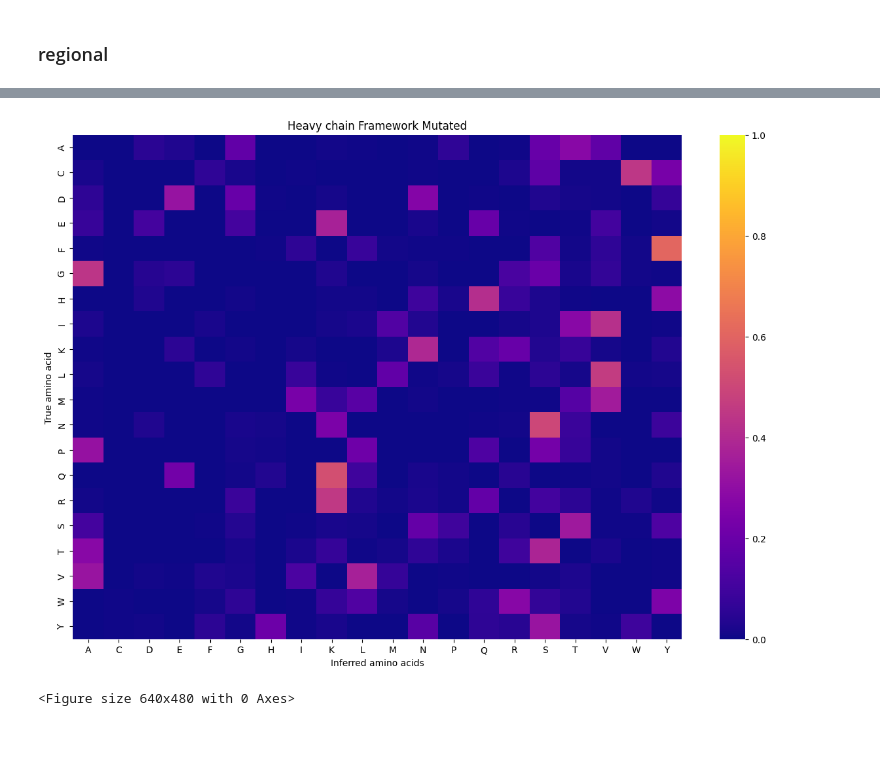
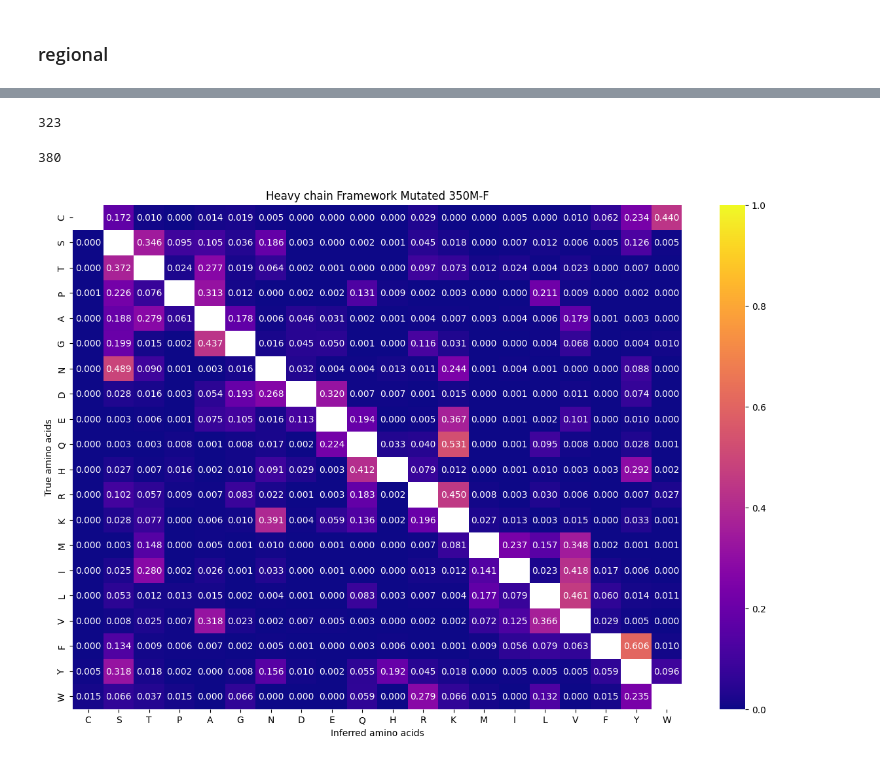
Before and after one commit to Rachel-Punter/AbLM-Metric, a Jupyter notebook: clean_ppi_plots.ipynb, the cells around one changed output, grey strips where cells are left out. Saved outputs shown, nothing was run; the diff lists cells and outputs as text; code cells hidden in the pictures.

Commit message:
Updated the code for the heatmap and there is a new file for the modified BLOSUM heatmap

```diff
--- a/clean_ppi_plots.ipynb
+++ b/clean_ppi_plots.ipynb
@@ -322,6 +314,7 @@ plt.savefig(f"./results/box-{study} {chain_type} Chain {data_type}.png", format
 '''Initializing a new data frame of the frequency of specific amino acid inferences per true amino acid, exclusive of exact matches.
 Ex: A --> R is in letter_scores_df x times, which is recorded in the heat_freqs df. A --> A is not in the dataframe because this represents an exact match.
 '''
+heat_model = "350M-F"
 
-heat_freqs = letter_scores_df[(letter_scores_df["Data Type"] == data_type) & (letter_scores_df["Study"] == study) & (letter_scores_df["Region"] == reg)].value_counts(['Acc letter', 'Inf letter']).reset_index()
+heat_freqs = letter_scores_df[(letter_scores_df["Data Type"] == data_type) & (letter_scores_df["Study"] == study) & (letter_scores_df["Region"] == reg) & (letter_scores_df["Model"] == heat_model)].value_counts(['Acc letter', 'Inf letter']).reset_index()
 heat_freqs["count"] = heat_freqs["count"].astype(float)
@@ -328,7 +337,11 @@ heat_freqs["count"] = heat_freqs["count"].astype(float)
+# %%
+len(heat_freqs)
+# %% [output]
+323
 # %%
 '''Scaling the frquencies of amino acid inferences to be relative to the true amino acid.'''
 
-aa_list = ["A", "R", "N", "D", "C", "E", "Q", "G", "H", "I", "L", "K", "M", "F", "P", "S", "T", "W", "Y", "V"]
+aa_list = ["C", "S", "T", "P", "A", "G", "N", "D", "E", "Q", "H", "R", "K", "M", "I", "L", "V", "F", "Y", "W"]
 
 for i in aa_list:
     sum = 0
@@ -343,32 +356,36 @@ for i in aa_list:
         pre_scale_val = float(heat_freqs["count"][pos])
         heat_freqs.loc[pos, "count"] = round(pre_scale_val/sum, 3)
 # %%
-'''Makes the heat_freqs dataframe have a total of 400 rows by giving all true/inferred amino acid pairs a score of 0 if it is not already in the dataframe.'''
+'''Makes the heat_freqs dataframe have a total of 380 rows by giving all true/inferred amino acid pairs a score of 0 if it is not already in the dataframe, except for exact matches so the diagonal is not there.'''
 
 for i in aa_list:
     for j in aa_list:
-        if len(heat_freqs[(heat_freqs["Acc letter"] == i) & (heat_freqs["Inf letter"] == j)]) == 0:
-           heat_freqs.loc[len(heat_freqs)+1]=[i, j, 0.0000]
+        if (len(heat_freqs[(heat_freqs["Acc letter"] == i) & (heat_freqs["Inf letter"] == j)]) == 0):
+            if i == j: pass
+            else: heat_freqs.loc[len(heat_freqs)+1]=[i, j, 0.0000]
         else: pass
 
-# len(heat_freqs)
+len(heat_freqs)
+# %% [output]
+380
 # %%
 import seaborn as sns
 import matplotlib.pyplot as plt
 from matplotlib import colormaps
 '''Nice colors for the heatmap are magma, inferno, RdPu, and plasma.'''
 
-df = sns.load_dataset("tips")
 heatmap_data = heat_freqs.pivot_table(index="Acc letter", columns="Inf letter", values="count")
+heatmap_data.index = pd.CategoricalIndex(heatmap_data.index, categories= aa_list)
+heatmap_data.sort_index(level=0, inplace=True)
+heatmap_table = heatmap_data.reindex(aa_list, axis=1)
 fig, ax = plt.subplots(figsize=(15, 10))
-sns.heatmap(heatmap_data, annot=False, vmin = 0, vmax= 1, fmt = ".3f", ax = ax,
-            cmap="plasma").set(xlabel = "Inferred amino acids", ylabel = "True amino acid")
-plt.title(title)
+sns.heatmap(heatmap_table, annot=True, vmin = 0, vmax= 1, fmt = ".3f", ax = ax,
+            cmap="plasma").set(xlabel = "Inferred amino acids", ylabel = "True amino acids")
+plt.title(f"{title} {heat_model}")
+plt.savefig(f"./results/heat-{saved_png}.png", bbox_inches='tight')
 plt.show()
-plt.savefig(f"./results/heat-{saved_png}.png", bbox_inches='tight')
 # %% [output]
-[figure, old version]
+[figure, new version]
-<Figure size 640x480 with 0 Axes>
 # %%
 import statsmodels.api as sm
 from statsmodels.formula.api import ols
```
Also changed, not shown: parts of 10 cells of this notebook, 1 other file.
